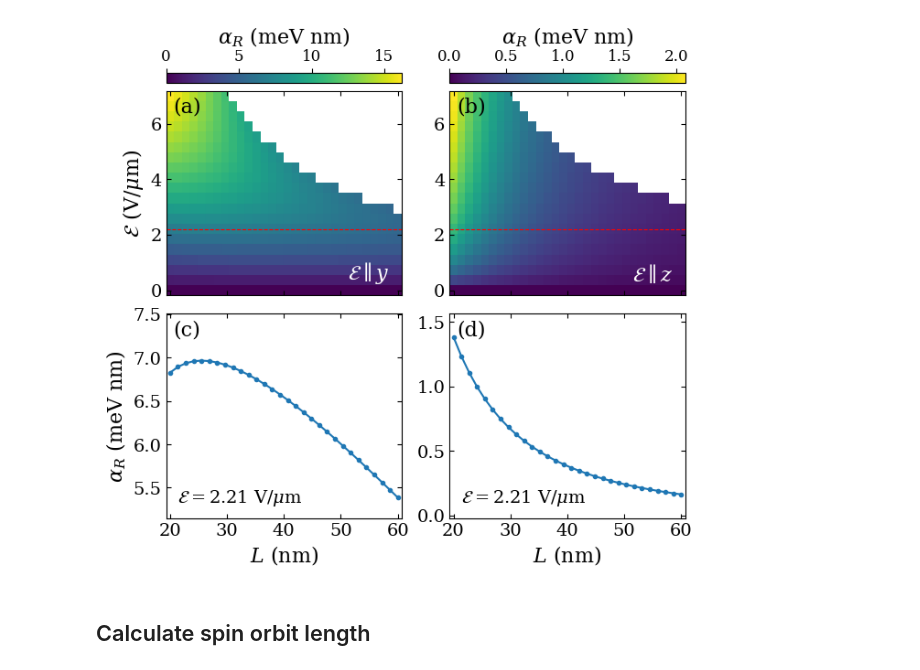
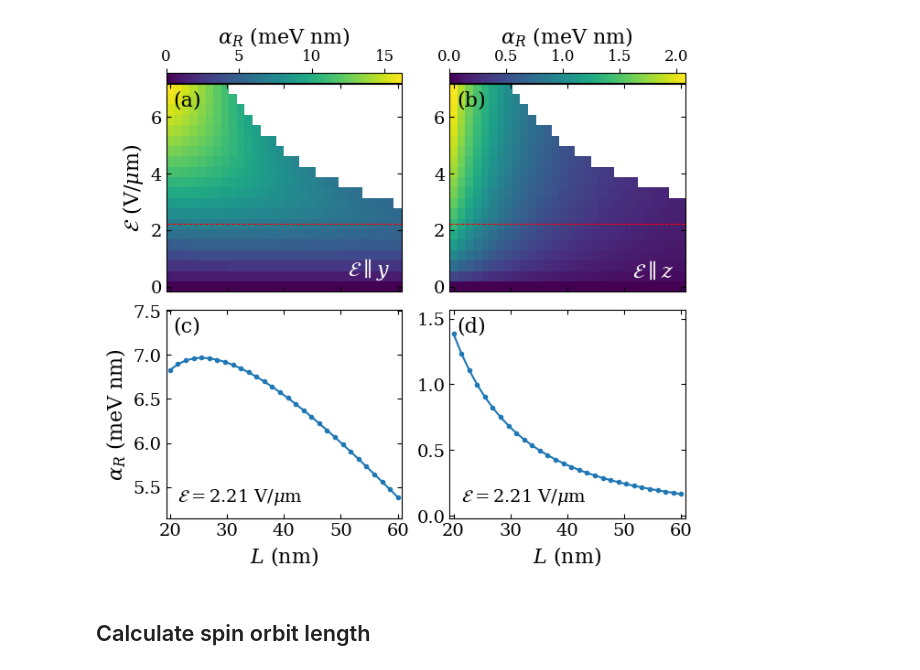
Before and after one commit to anirban8653/2H_Ge, a Jupyter notebook: Sec_IV/Fig_7/plot.ipynb, the cells around one changed output. Cells and saved outputs as stored; diff of their text form; code cells hidden in the pictures.

```diff
--- a/Sec_IV/Fig_7/plot.ipynb
+++ b/Sec_IV/Fig_7/plot.ipynb
@@ -54,7 +54,7 @@ for col, (filename, title) in enumerate(zip(filenames, titles)):
         va="bottom",
     )
 
-    cbar = fig.colorbar(pcm, ax=ax_map, location="top", pad=0.04, fraction=0.08, aspect=25)
+    cbar = fig.colorbar(pcm, ax=ax_map, location="top", pad=0.005, fraction=0.08, aspect=25)
     cbar.set_label(r"$\alpha_R$ (meV nm)", fontsize=16)
     cbar.ax.tick_params(labelsize=12)
 
@@ -80,34 +80,34 @@ for col, (filename, title) in enumerate(zip(filenames, titles)):
 
     for ax in (ax_map, ax_line):
         ax.tick_params(labelsize=14, direction="in", top=True, right=True)
 
 axes[0, 0].set_ylabel(r"$\mathcal{E}$ (V/$\mu$m)", fontsize=16)
 axes[1, 0].set_ylabel(r"$\alpha_R$ (meV nm)", fontsize=16)
 
 # Panel (c): extra headroom so the label does not overlap the data
 lo, hi = axes[1, 0].get_ylim()
 axes[1, 0].set_ylim(lo, hi + 0.15 * (hi - lo))
 
 for ax, label in zip(axes.flat, ["(a)", "(b)", "(c)", "(d)"]):
     ax.text(
         0.03, 0.97, label,
         transform=ax.transAxes,
         fontsize=16,
         ha="left",
         va="top",
     )
 
 for ax in axes[0, :]:
     ax.tick_params(axis="x", labelbottom=False)
 
 for ax in axes[1, :]:
     ax.set_xticks([20, 30, 40, 50, 60])
 
 fig.savefig("Fig-7.pdf", dpi=300, bbox_inches="tight")
 fig.savefig("Fig-7.svg", dpi=300, bbox_inches="tight")
 plt.show()
 # %% [output]
-[figure, old version]
+[figure, new version]
 # %% [markdown]
 ## Calculate spin orbit length
 # %%
```
Also changed, not shown: parts of 1 cell of this notebook, 4 other files.
